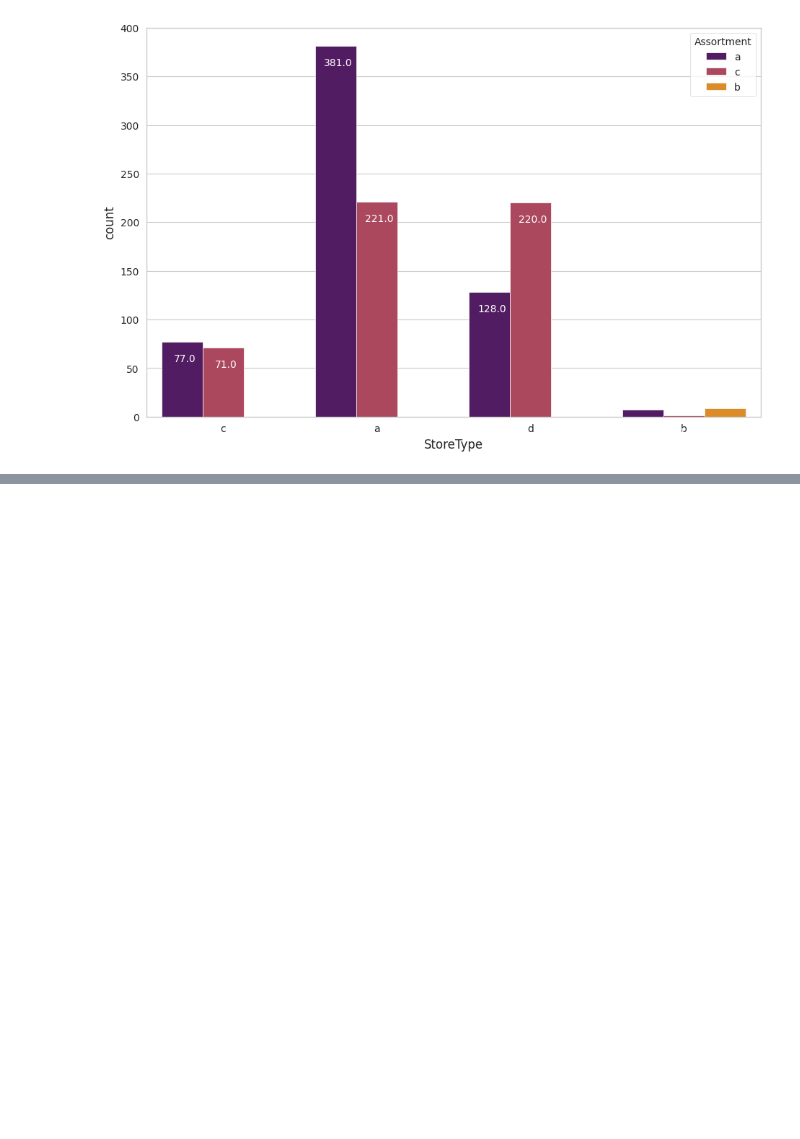
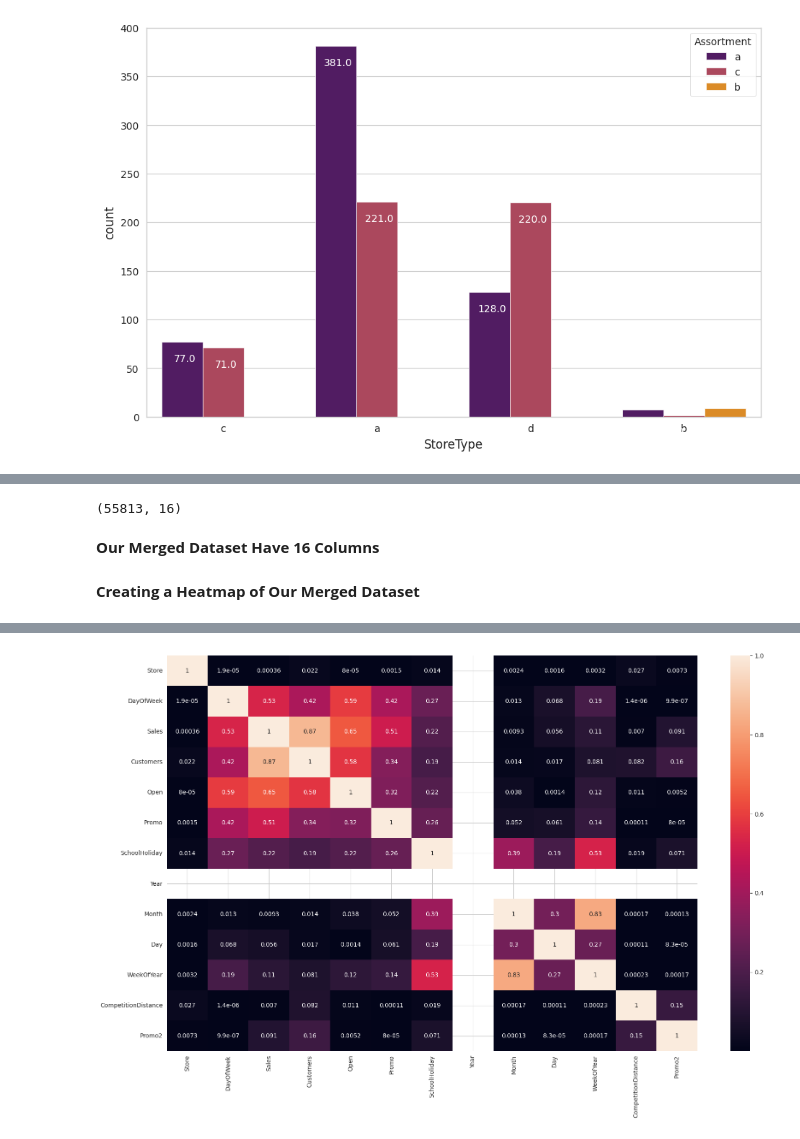
Before and after one commit to himanshu302002/ML-Regression-, a Jupyter notebook: (Capstone_Project)ML_Regression_on_Retail_Sales_Prediction.ipynb, the cells around one changed output, grey strips where cells are left out. Drawn from its saved outputs; the diff is of its cells as text; code cells hidden in the pictures; blank space fills up the shorter version.

```diff
--- a/(Capstone_Project)ML_Regression_on_Retail_Sales_Prediction.ipynb
+++ b/(Capstone_Project)ML_Regression_on_Retail_Sales_Prediction.ipynb
@@ -469,0 +472,3 @@ for p in store_type.patches:
+# %%
+df = pd.merge(rossman_df, store_df, how='left', on='Store')
+df.head()
@@ -469,0 +482,15 @@ for p in store_type.patches:
+# %%
+df.shape
+# %% [output]
+(55813, 16)
+# %% [markdown]
+**Our Merged Dataset Have 16 Columns**
+# %% [markdown]
+**Creating a Heatmap of Our Merged Dataset**
+# %%
+plt.subplots(figsize=(20,12))
+sns.heatmap(df.corr().abs(), annot=True)
+plt.savefig("heatmap.png")
+from google.colab import files
+files.download('heatmap.png') # this line opens your documents in your pc to save your png
+# %% [output]
@@ -469,0 +499 @@ for p in store_type.patches:
+[figure, added]
```
Also changed, not shown: parts of 11 cells of this notebook.
